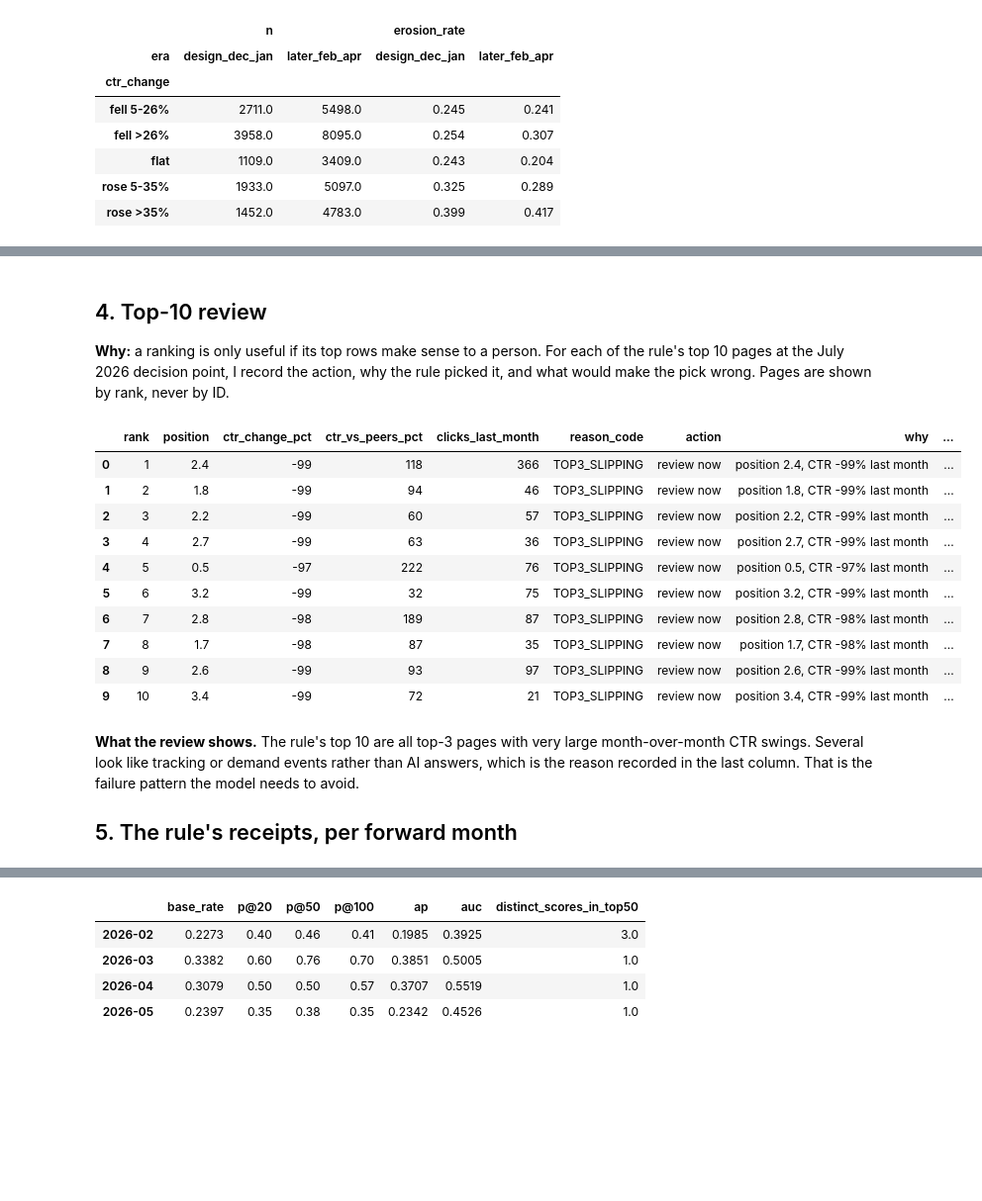
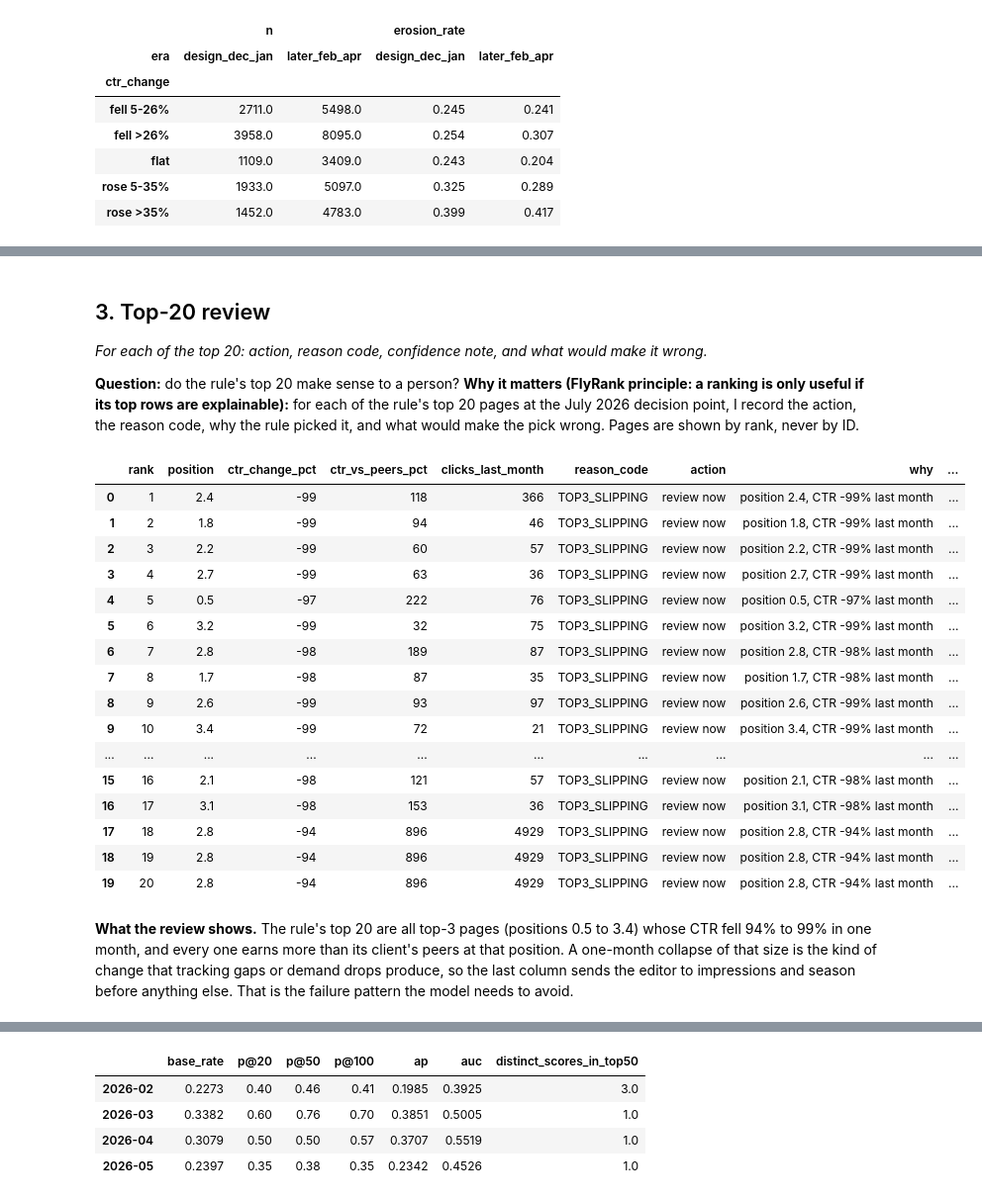
Before and after one commit to Tessa-Saumu/FlyRank-ML-Internship, a Jupyter notebook: work/notebooks/w04_baseline_score.ipynb, the cells around one changed output, grey strips where cells are left out. Shown at 99% size. Cells and saved outputs as stored; diff of their text form; code cells hidden in the pictures; blank space fills up the shorter version.

```diff
--- a/work/notebooks/w04_baseline_score.ipynb
+++ b/work/notebooks/w04_baseline_score.ipynb
@@ -121,43 +139,51 @@ rule: position tier (top 3 = 2, 4-6 = 1, 7-10 = 0) + max(0, -CTR change month -1
 reason codes in the July 2026 rule queue: {'TOP10_SLIPPING': 7508, 'TOP10_WATCH': 5785, 'TOP3_SLIPPING': 540, 'TOP3_EXPOSED': 267}
 rows written to work/outputs/baseline_action_score.csv (gitignored): 14100
 # %% [markdown]
-## 4. Top-10 review
+## 3. Top-20 review
 
-**Why:** a ranking is only useful if its top rows make sense to a person. For each of the rule's top 10 pages at the
-July 2026 decision point, I record the action, why the rule picked it, and what would make the pick wrong. Pages are
-shown by rank, never by ID.
+*For each of the top 20: action, reason code, confidence note, and what would make it wrong.*
+
+**Question:** do the rule's top 20 make sense to a person? **Why it matters (FlyRank principle: a ranking is only useful
+if its top rows are explainable):** for each of the rule's top 20 pages at the July 2026 decision point, I record the
+action, the reason code, why the rule picked it, and what would make the pick wrong. Pages are shown by rank, never by ID.
 # %%
 if DATA:
     from erosion_model import load, make_features, rule_score, tiebreak
     df, grid, vals = load(); X = make_features(df, grid, vals); live = df.origin == "2026-07"
     t = pd.DataFrame({"position": X.pos_f[live].round(1), "ctr_change_pct": ((np.exp(X.ctr_growth[live]) - 1) * 100).round(0),
                       "ctr_vs_peers_pct": ((np.exp(X.ctr_vs_client[live]) - 1) * 100).round(0),
                       "clicks_last_month": df.clk_m1[live].fillna(0).astype(int),
-                      "score": rule_score(X[live]) + tiebreak(df.content_hash_id[live])}).sort_values("score", ascending=False).head(10)
-    t.insert(0, "rank", range(1, 11))
+                      "score": rule_score(X[live]) + tiebreak(df.content_hash_id[live])}).sort_values("score", ascending=False).head(20)
+    t.insert(0, "rank", range(1, 21))
     t["reason_code"] = np.where(t.position <= 3.5, np.where(t.ctr_change_pct < -5, "TOP3_SLIPPING", "TOP3_EXPOSED"), "TOP10_SLIPPING")
     t["action"] = "review now"
     t["why"] = [f"position {p}, CTR {c:+.0f}% last month" for p, c in zip(t.position, t.ctr_change_pct)]
     t["what_would_make_it_wrong"] = np.where(t.ctr_change_pct < -50, "a tracking gap or demand drop, not AI answers (check impressions and season)",
                                     np.where(t.ctr_vs_peers_pct < 0, "the page already earns less than its position; the fall may be over",
                                              "a recent bump that is now stable; ML-07 check 2 says bumps tend to revert"))
-    t.drop(columns="score").to_json(os.path.join(OUT, "baseline_top10_review.json"), orient="records", indent=1)
-display(pd.read_json(os.path.join(OUT, "baseline_top10_review.json")))
+    t.drop(columns="score").to_json(os.path.join(OUT, "baseline_top20_review.json"), orient="records", indent=1)
+top20 = pd.read_json(os.path.join(OUT, "baseline_top20_review.json"))
+display(top20)
 # %% [output]
 |  | rank | position | ctr_change_pct | ctr_vs_peers_pct | clicks_last_month | reason_code | action | why | ... |
 | 0 | 1 | 2.4 | -99 | 118 | 366 | TOP3_SLIPPING | review now | position 2.4, CTR -99% last month | ... |
 | 1 | 2 | 1.8 | -99 | 94 | 46 | TOP3_SLIPPING | review now | position 1.8, CTR -99% last month | ... |
 | 2 | 3 | 2.2 | -99 | 60 | 57 | TOP3_SLIPPING | review now | position 2.2, CTR -99% last month | ... |
 | 3 | 4 | 2.7 | -99 | 63 | 36 | TOP3_SLIPPING | review now | position 2.7, CTR -99% last month | ... |
 | 4 | 5 | 0.5 | -97 | 222 | 76 | TOP3_SLIPPING | review now | position 0.5, CTR -97% last month | ... |
 | 5 | 6 | 3.2 | -99 | 32 | 75 | TOP3_SLIPPING | review now | position 3.2, CTR -99% last month | ... |
 | 6 | 7 | 2.8 | -98 | 189 | 87 | TOP3_SLIPPING | review now | position 2.8, CTR -98% last month | ... |
 | 7 | 8 | 1.7 | -98 | 87 | 35 | TOP3_SLIPPING | review now | position 1.7, CTR -98% last month | ... |
 | 8 | 9 | 2.6 | -99 | 93 | 97 | TOP3_SLIPPING | review now | position 2.6, CTR -99% last month | ... |
 | 9 | 10 | 3.4 | -99 | 72 | 21 | TOP3_SLIPPING | review now | position 3.4, CTR -99% last month | ... |
+| ... | ... | ... | ... | ... | ... | ... | ... | ... | ... |
+| 15 | 16 | 2.1 | -98 | 121 | 57 | TOP3_SLIPPING | review now | position 2.1, CTR -98% last month | ... |
+| 16 | 17 | 3.1 | -98 | 153 | 36 | TOP3_SLIPPING | review now | position 3.1, CTR -98% last month | ... |
+| 17 | 18 | 2.8 | -94 | 896 | 4929 | TOP3_SLIPPING | review now | position 2.8, CTR -94% last month | ... |
+| 18 | 19 | 2.8 | -94 | 896 | 4929 | TOP3_SLIPPING | review now | position 2.8, CTR -94% last month | ... |
+| 19 | 20 | 2.8 | -94 | 896 | 4929 | TOP3_SLIPPING | review now | position 2.8, CTR -94% last month | ... |
-# %% [markdown]
-**What the review shows.** The rule's top 10 are all top-3 pages with very large month-over-month CTR swings. Several
-look like tracking or demand events rather than AI answers, which is the reason recorded in the last column. That is the
-failure pattern the model needs to avoid.
-
-## 5. The rule's receipts, per forward month
+# %% [markdown]
+**What the review shows.** The rule's top 20 are all top-3 pages (positions 0.5 to 3.4) whose CTR fell 94% to 99% in one
+month, and every one earns more than its client's peers at that position. A one-month collapse of that size is the kind
+of change that tracking gaps or demand drops produce, so the last column sends the editor to impressions and season
+before anything else. That is the failure pattern the model needs to avoid.
```
Also changed, not shown: parts of 8 cells of this notebook, 12 other files.
